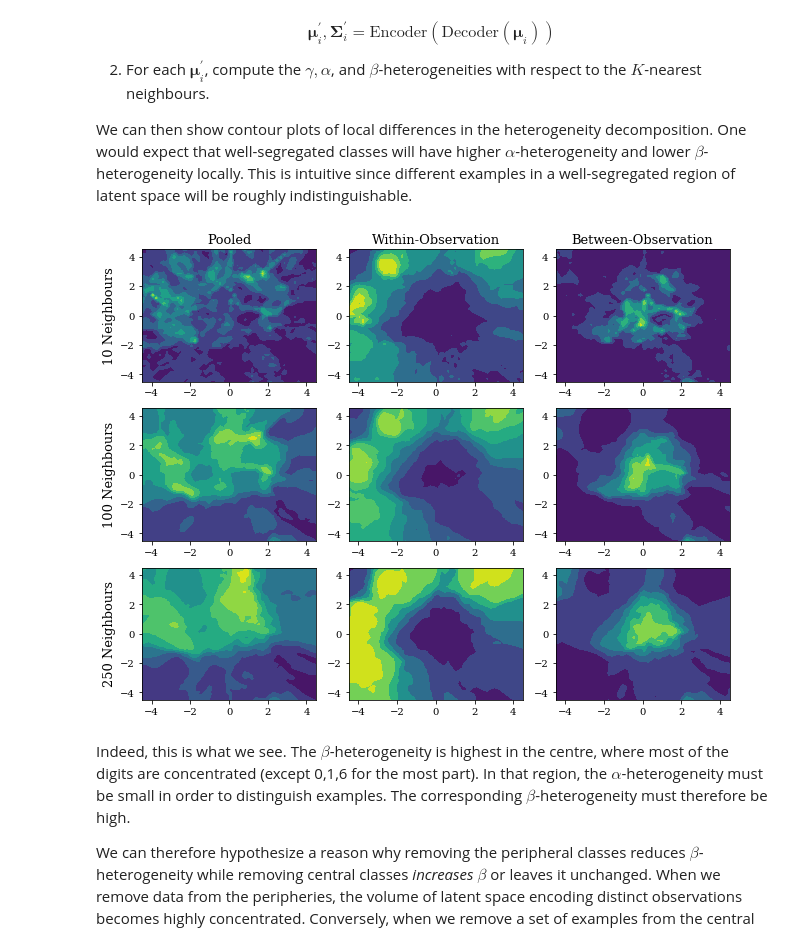
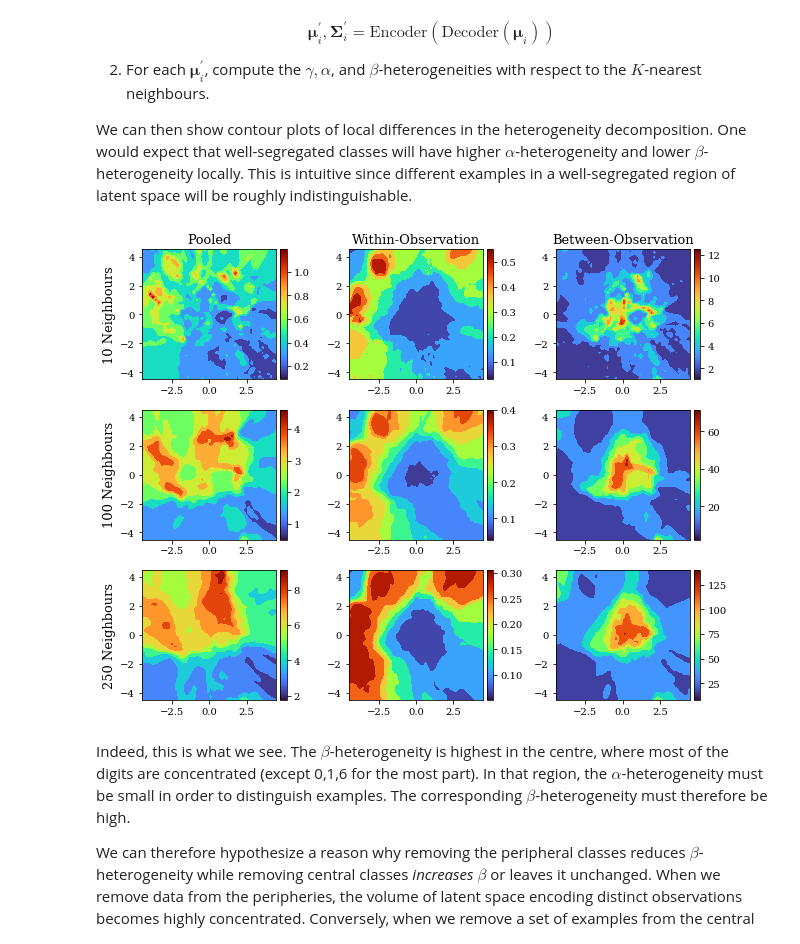
Before and after one commit to abrahamnunes/thesis-supplement-files, a Jupyter notebook: RRH_Supplementary_Code_3.ipynb, the cells around one changed output. Cells and saved outputs as stored; diff of their text form; code cells hidden in the pictures.

```diff
--- a/RRH_Supplementary_Code_3.ipynb
+++ b/RRH_Supplementary_Code_3.ipynb
@@ -208,3 +206,13 @@ def pool_covariance(mu, cov):
+# %%
+def pool_covariance(means, covs):
+    K = covs.shape[0]
+    p = np.repeat(1/K, K)
+    cov_ = np.einsum('ijk,i->jk', covs, p) + np.einsum('ij,ik,i->jk', means, means, p)
+    mu_ = np.einsum('ij,i->j', means, p)
+    return cov_ - np.einsum('i,j->ij', mu_, mu_)
+
+def scale_to_cov(scales):
+    return np.vstack([np.expand_dims(np.diagflat(s), 0) for s in scales])
 # %% [markdown]
 The $\gamma$-heterogeneity is therefore simply $\Pi_q^{(\gamma)}\left(\tilde{\boldsymbol\Sigma}\right)$.
 
@@ -254,7 +260,7 @@ for i in range(10):
     mu, logvar = vae.encoder(torch.Tensor(X[y == i]).to(device))
     loc = mu.cpu().detach().numpy()
     scale = logvar.exp().cpu().detach().numpy()
-    cov = np.stack([np.diag(s) for s in scale])
+    cov = scale_to_cov(scale)
     gamma = mvn_renyi(pool_covariance(loc, cov), q=1)
     alpha = mvn_renyi_alpha(cov,q=1)
     beta = gamma/alpha
@@ -295,7 +301,7 @@ scale = logvar.exp().cpu().detach().numpy()
 del(Xtensor); del(mu); del(logvar)
 torch.cuda.empty_cache()
 
-cov = np.stack([np.diag(s) for s in scale])
+cov = scale_to_cov(scale)
 gamma = mvn_renyi(pool_covariance(loc, cov), q=1)
 alpha = mvn_renyi_alpha(cov,q=1)
 beta = gamma/alpha
@@ -313,7 +319,7 @@ for i in range(10):
     del(Xtensor); del(mu); del(logvar)
     torch.cuda.empty_cache()
 
-    cov = np.stack([np.diag(s) for s in scale])
+    cov = scale_to_cov(scale)
     gamma = mvn_renyi(pool_covariance(loc, cov), q=1)
     alpha = mvn_renyi_alpha(cov,q=1)
     beta = gamma/alpha
@@ -445,24 +451,53 @@ We can then show contour plots of local differences in the heterogeneity decompo
 # %%
 nneighbours = [10, 100, 250]
 fig, ax = plt.subplots(ncols=3, nrows=3, figsize=(9, 7))
 for i in range(3):
     skn = NearestNeighbors(n_neighbors=nneighbours[i], metric="euclidean").fit(loc_)
     _, indices = skn.kneighbors(loc_)
-    gamma = np.array([mvn_renyi(pool_covariance(loc_[idx], np.diag(scale_[idx])), q=1) for idx in indices])
-    alpha = np.array([mvn_renyi_alpha(np.array([np.diag(scale_[jdx]) for jdx in idx]), q=1) for idx in indices])
+    gamma = np.array([mvn_renyi(pool_covariance(loc_[idx], scale_to_cov(scale_[idx])), q=1) for idx in indices])
+    alpha = np.array([mvn_renyi_alpha(scale_to_cov(scale_[idx]), q=1) for idx in indices])
     beta = gamma/alpha
     for j in range(3):
         if i == 0:
             ax[i,j].set_title(plotlabels[j], fontsize=13)
         if j == 0:
             ax[i,j].set_ylabel("%s Neighbours" %nneighbours[i], fontsize=13)
-    ax[i,0].contourf(xx, yy, gamma.reshape(xx.shape), cmap="viridis")
-    ax[i,1].contourf(xx, yy, alpha.reshape(xx.shape), cmap="viridis")
-    ax[i,2].contourf(xx, yy, beta.reshape(xx.shape), cmap="viridis")
+
+    # Plot pooled
+    ax[i,0].contourf(xx, yy, gamma.reshape(xx.shape), cmap="turbo")
+    norm = matplotlib.colors.Normalize(vmin=np.min(gamma),vmax=np.max(gamma))
+    cmap = matplotlib.cm.ScalarMappable(cmap=plt.get_cmap('turbo'), norm=norm)
+    cmap.set_array([])
+
+    divider = make_axes_locatable(ax[i,0])
+    cax = divider.append_axes("right", size="5%", pad=0.05)
+    cb = plt.colorbar(cmap, ax=ax[i,0], cax=cax)
+
+    # Plot within
+    ax[i,1].contourf(xx, yy, alpha.reshape(xx.shape), cmap="turbo")
+    norm = matplotlib.colors.Normalize(vmin=np.min(alpha),vmax=np.max(alpha))
+    cmap = matplotlib.cm.ScalarMappable(cmap=plt.get_cmap('turbo'), norm=norm)
+    cmap.set_array([])
+
+    divider = make_axes_locatable(ax[i,1])
+    cax = divider.append_axes("right", size="5%", pad=0.05)
+    cb = plt.colorbar(cmap, ax=ax[i,1], cax=cax)
+
+    # Plot Between
+    ax[i,2].contourf(xx, yy, beta.reshape(xx.shape), cmap="turbo")
+    norm = matplotlib.colors.Normalize(vmin=np.min(beta),vmax=np.max(beta))
+    cmap = matplotlib.cm.ScalarMappable(cmap=plt.get_cmap('turbo'), norm=norm)
+    cmap.set_array([])
+
+    divider = make_axes_locatable(ax[i,2])
+    cax = divider.append_axes("right", size="5%", pad=0.05)
+    cb = plt.colorbar(cmap, ax=ax[i,2], cax=cax)
+
+
 plt.tight_layout()
 plt.savefig("heterogeneity-map.pdf", bbox_inches="tight")
 # %% [output]
-[figure, old version]
+[figure, new version]
 # %% [markdown]
 Indeed, this is what we see. The $\beta$-heterogeneity is highest in the centre, where most of the digits are concentrated (except 0,1,6 for the most part). In that region, the $\alpha$-heterogeneity must be small in order to distinguish examples. The corresponding $\beta$-heterogeneity must therefore be high.
 
```
Also changed, not shown: parts of 7 cells of this notebook.
